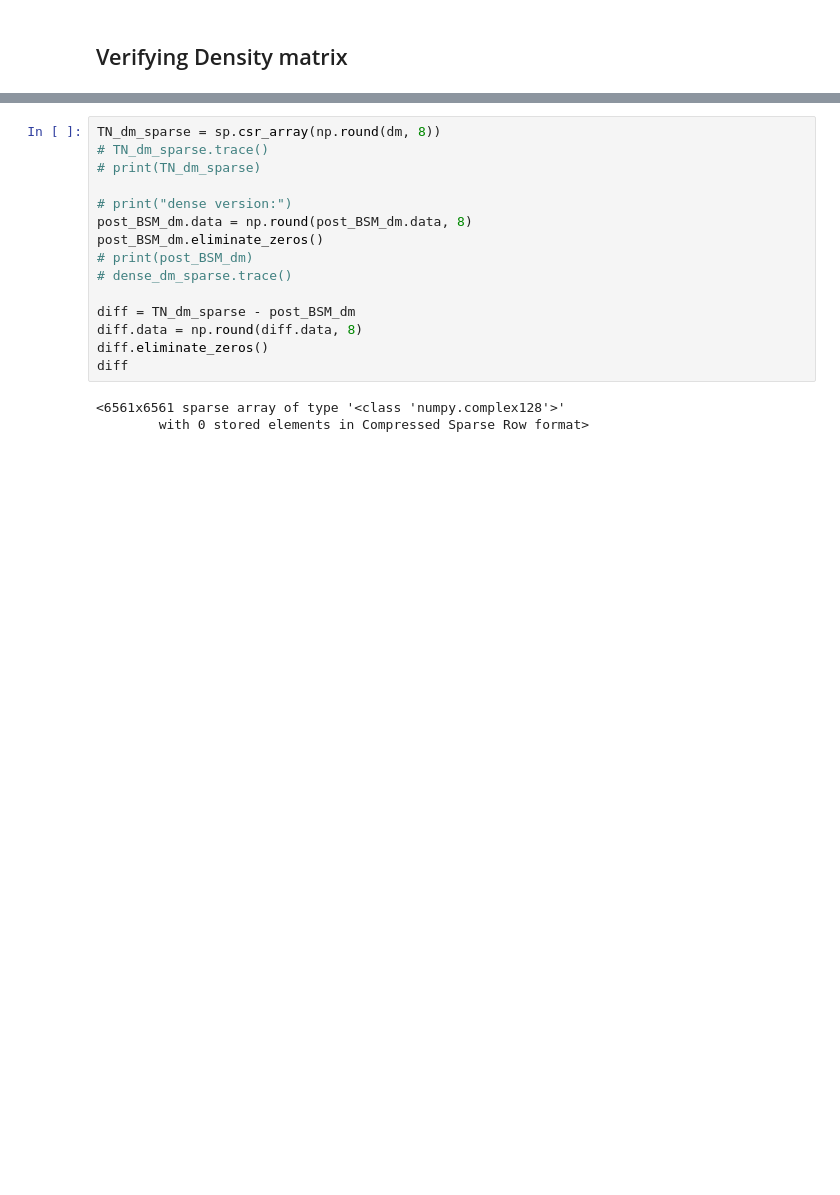
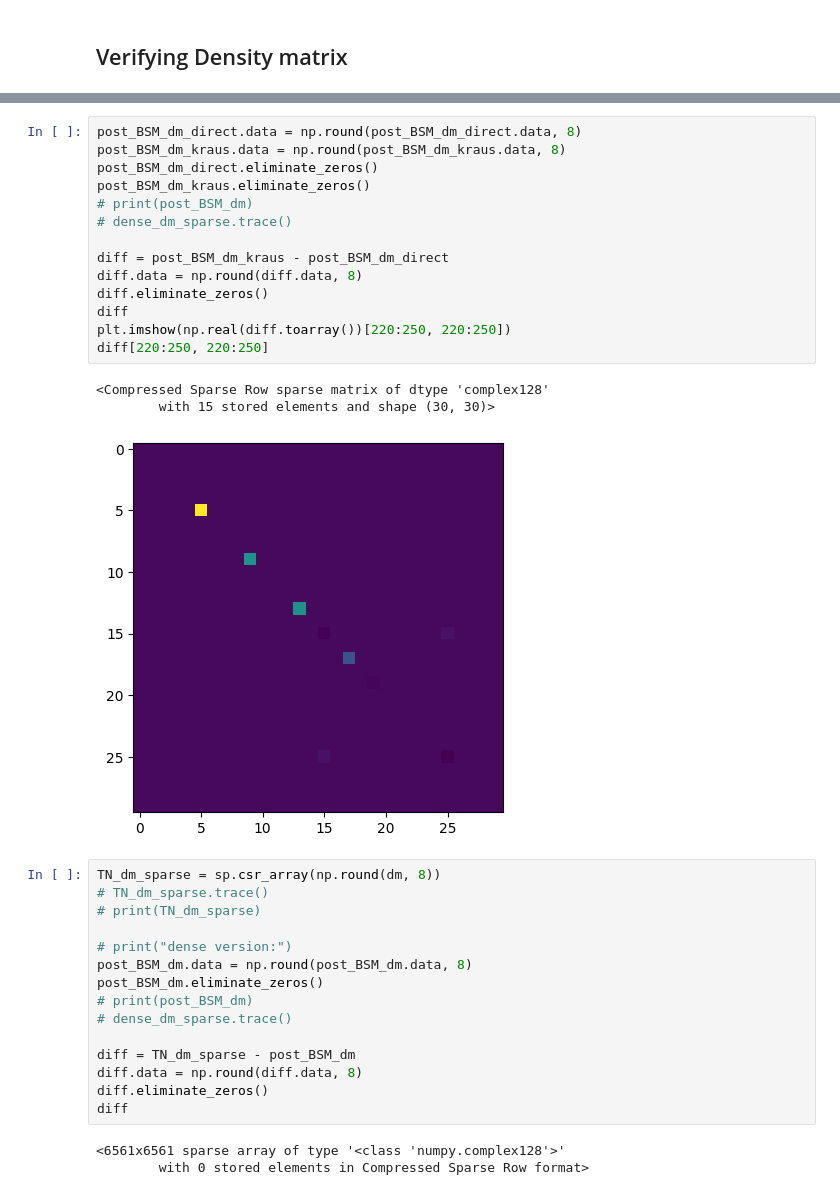
Before and after one commit to sequence-toolbox/SeQUeNCe, a Jupyter notebook: sequence_projects/swap_files/TN_swapping_trajectory.ipynb, the cells around one changed output, grey strips where cells are left out. Saved outputs shown, nothing was run; the diff lists cells and outputs as text; blank space fills up the shorter version.

```diff
--- a/sequence_projects/swap_files/TN_swapping_trajectory.ipynb
+++ b/sequence_projects/swap_files/TN_swapping_trajectory.ipynb
@@ -363,3 +484,21 @@ post_BSM_dm = bell_state_measurement_sparse(new_dm, N, det_eff, a_dag, is_dm = T
+# %%
+post_BSM_dm_direct.data = np.round(post_BSM_dm_direct.data, 8)
+post_BSM_dm_kraus.data = np.round(post_BSM_dm_kraus.data, 8)
+post_BSM_dm_direct.eliminate_zeros()
+post_BSM_dm_kraus.eliminate_zeros()
+# print(post_BSM_dm)
+# dense_dm_sparse.trace()
+
+diff = post_BSM_dm_kraus - post_BSM_dm_direct
+diff.data = np.round(diff.data, 8)
+diff.eliminate_zeros()
+diff
+plt.imshow(np.real(diff.toarray())[220:250, 220:250])
+diff[220:250, 220:250]
+# %% [output]
+<Compressed Sparse Row sparse matrix of dtype 'complex128'
+        with 15 stored elements and shape (30, 30)>
+[figure, added]
 # %%
 TN_dm_sparse = sp.csr_array(np.round(dm, 8))
 # TN_dm_sparse.trace()
```
Also changed, not shown: parts of 8 cells of this notebook, 2 other files.
